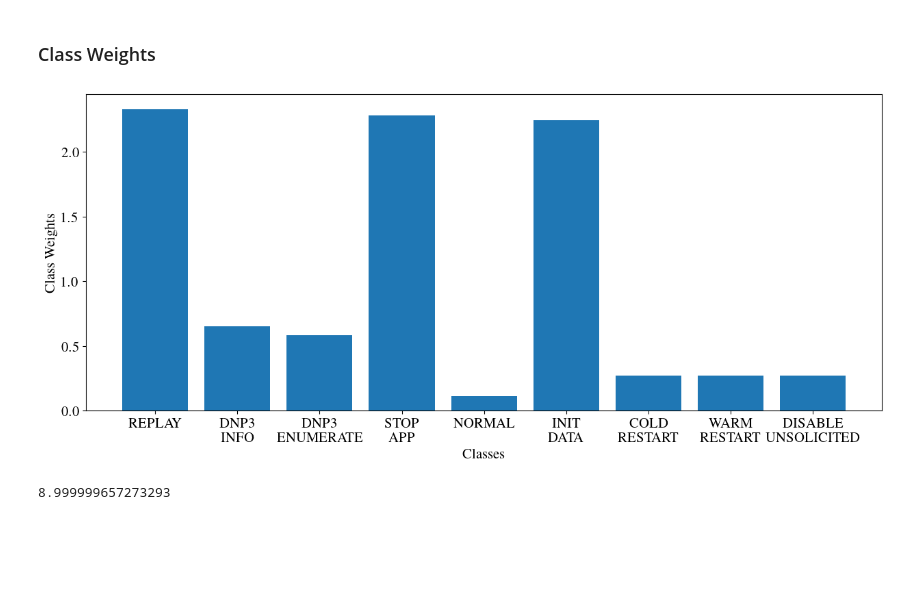
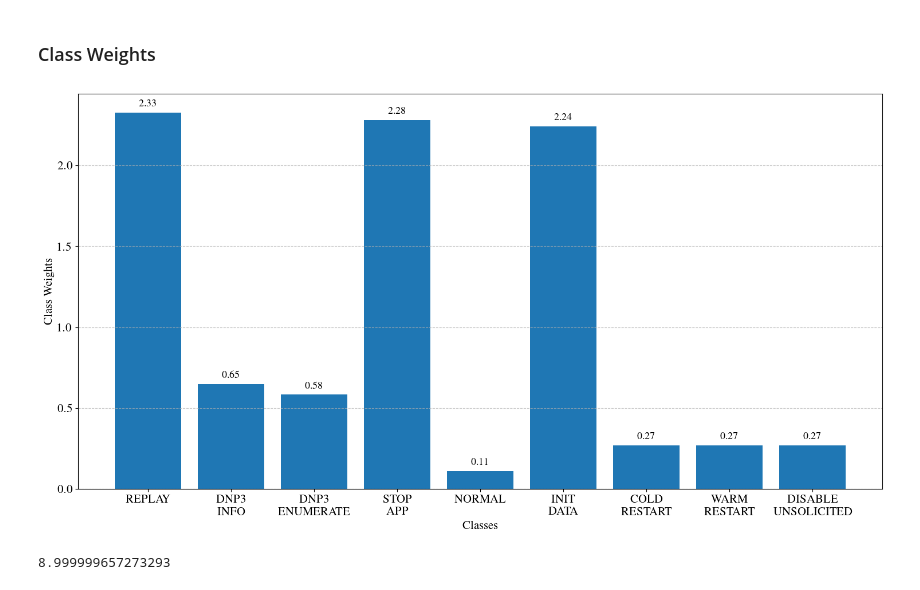
Before and after one commit to cs7org/i7-IDS, a Jupyter notebook: notebooks/image_feature_importance.ipynb, the cells around one changed output. Drawn from its saved outputs; the diff is of its cells as text; code cells hidden in the pictures; blank space fills up the shorter version.

Commit message:
update for plots

```diff
--- a/notebooks/image_feature_importance.ipynb
+++ b/notebooks/image_feature_importance.ipynb
@@ -46,6 +67,10 @@ normalized_path = r"C:\Users\Viper\Desktop\thesis_code\results\image_classificat
 
 normal_path = r"C:\Users\Viper\Desktop\thesis_code\results\image_classification\resnet18_nosampling_adv\best_model_full.pth"
 normalized_path = r"C:\Users\Viper\Desktop\thesis_code\results\image_classification\resnet18_normalized_nosampling_adv\best_model_full.pth"
+
+normal_path = r"C:\Users\Viper\Desktop\thesis_code\results\image_classification\mobilenet_v3_large_nosampling_adv\best_model_full.pth"
+normalized_path = r"C:\Users\Viper\Desktop\thesis_code\results\image_classification\mobilenet_v3_large_normalized_nosampling_adv\best_model_full.pth"
+
 
 model_name = "resnet18" if "resnet18" in normal_path else "mobilenetv3l"
 suffix = "_adv" if "adv" in normal_path else ""
@@ -207,38 +232,50 @@ plt.show()
 # %%
 class_weights = {
     "REPLAY": 2.3268327713012695,
     "DNP3_INFO": 0.6492278575897217,
     "DNP3_ENUMERATE": 0.5834585428237915,
     "STOP_APP": 2.2812085151672363,
     "NORMAL": 0.10969416797161102,
     "INIT_DATA": 2.241649866104126,
     "COLD_RESTART": 0.26930931210517883,
     "WARM_RESTART": 0.26930931210517883,
     "DISABLE_UNSOLICITED": 0.26930931210517883,
 }
+
+
+# Warp labels (split at underscores for multi-line axis ticks)
 warped_labels = ["\n".join(label.split("_")) for label in class_weights.keys()]
-# plot bar chart of class weights
-plt.figure(figsize=(15, 6))
-plt.bar(warped_labels, class_weights.values())
+class_weight_values = list(class_weights.values())
+
+plt.figure(figsize=(15, 8))
+bars = plt.bar(warped_labels, class_weight_values)
+
 plt.xlabel("Classes", fontsize=15)
 plt.ylabel("Class Weights", fontsize=15)
-# update the font size of the labels
 plt.xticks(fontsize=15)
 plt.yticks(fontsize=15)
-# update the font size of the title
-# plt.title("Class Weights for DNP3 Image Classification")
+plt.gca().yaxis.grid(True, linestyle="--", alpha=0.7)
 
-# add some padding around bars
+# Add bold, black text label above each bar
+for bar in bars:
+    yval = bar.get_height()
+    x = bar.get_x() + bar.get_width() / 2
+    plt.text(
+        x,
+        yval + 0.025,  # you may adjust `+ 0.05` for your value scale
+        f"{yval:.2f}",
+        ha="center",
+        va="bottom",
+        color="black",
+        fontsize=13,
+        fontweight="bold",
+    )
 
-# plt.tight_layout()
-plt.savefig(
-    r"class_weights_dnp3.pdf",
-    bbox_inches="tight",
-    pad_inches=0.1,
-)
+plt.tight_layout()
+plt.savefig("class_weights_dnp3.pdf", bbox_inches="tight", pad_inches=0.1)
 plt.show()
 # %% [output]
-[figure, old version]
+[figure, new version]
 # %%
 sum(class_weights.values())  # / len(class_weights)  # average class weight
 # %% [output]
```
Also changed, not shown: parts of 6 cells of this notebook, 2 other files.
